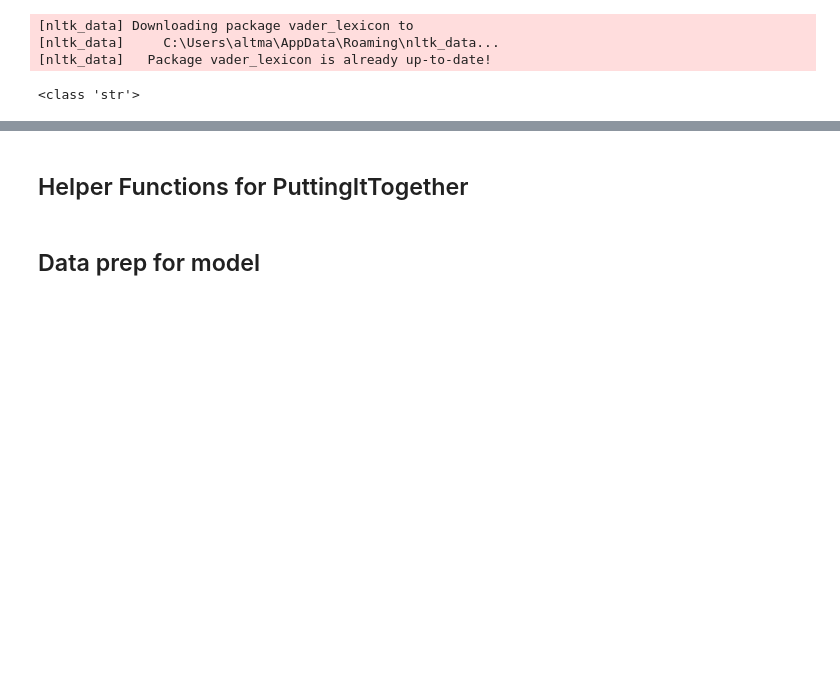
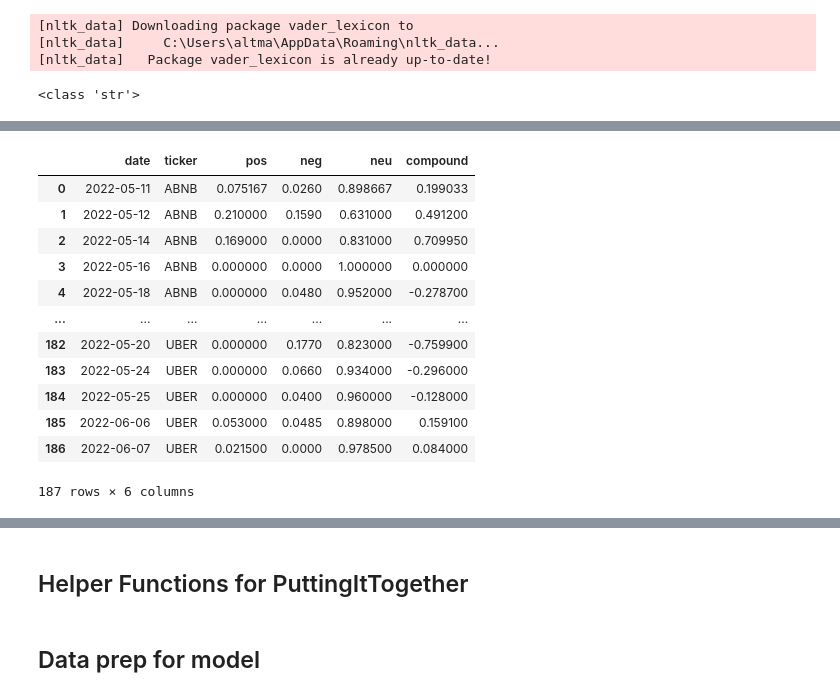
Before and after one commit to JoeHGeoghegan/P2G2-ProjectGit, a Jupyter notebook: Notebooks/Andrew.ipynb, the cells around one changed output, grey strips where cells are left out. Cells and saved outputs as stored; diff of their text form; code cells hidden in the pictures; blank space fills up the shorter version.

```diff
--- a/Notebooks/Andrew.ipynb
+++ b/Notebooks/Andrew.ipynb
@@ -106,8 +93,0 @@ nflx_news_df
-# %%
-from newsapi import NewsApiClient
-import nltk
-from nltk.sentiment.vader import SentimentIntensityAnalyzer
-
-nltk.download('vader_lexicon')
-
-analyzer = SentimentIntensityAnalyzer()
@@ -172,9 +110,23 @@ def vader_analyzer(df):
 # %%
 news_df_list = [form_df(company) for company in company_list]
-vader_news_df_list = [vader_analyzer(df) for df in news_df_list]
-vader_news_df = pd.concat(vader_news_df_list, axis=0, join='inner')
+news_df = pd.concat(news_df_list, axis=0, join='outer')
+vader_news_df = vader_analyzer(news_df)
 news_sent_avg = vader_news_df.groupby(['ticker','date'])['ticker','pos','neg','neu','compound'].mean().reset_index()
 news_sent_avg = news_sent_avg[['date','ticker','pos','neg','neu','compound']]
+news_sent_avg
 
-
-news_sent_avg.to_csv('../Notebooks/Data/Cleaned_Data/news_sentiment.csv')
+#news_sent_avg.to_csv('../Notebooks/Data/Cleaned_Data/news_sentiment.csv')
+# %% [output]
+|  | date | ticker | pos | neg | neu | compound |
+| 0 | 2022-05-11 | ABNB | 0.075167 | 0.0260 | 0.898667 | 0.199033 |
+| 1 | 2022-05-12 | ABNB | 0.210000 | 0.1590 | 0.631000 | 0.491200 |
+| 2 | 2022-05-14 | ABNB | 0.169000 | 0.0000 | 0.831000 | 0.709950 |
+| 3 | 2022-05-16 | ABNB | 0.000000 | 0.0000 | 1.000000 | 0.000000 |
+| 4 | 2022-05-18 | ABNB | 0.000000 | 0.0480 | 0.952000 | -0.278700 |
+| ... | ... | ... | ... | ... | ... | ... |
+| 182 | 2022-05-20 | UBER | 0.000000 | 0.1770 | 0.823000 | -0.759900 |
+| 183 | 2022-05-24 | UBER | 0.000000 | 0.0660 | 0.934000 | -0.296000 |
+| 184 | 2022-05-25 | UBER | 0.000000 | 0.0400 | 0.960000 | -0.128000 |
+| 185 | 2022-06-06 | UBER | 0.053000 | 0.0485 | 0.898000 | 0.159100 |
+| 186 | 2022-06-07 | UBER | 0.021500 | 0.0000 | 0.978500 | 0.084000 |
+187 rows × 6 columns
```
Also changed, not shown: parts of 16 cells of this notebook, 1 other file.
